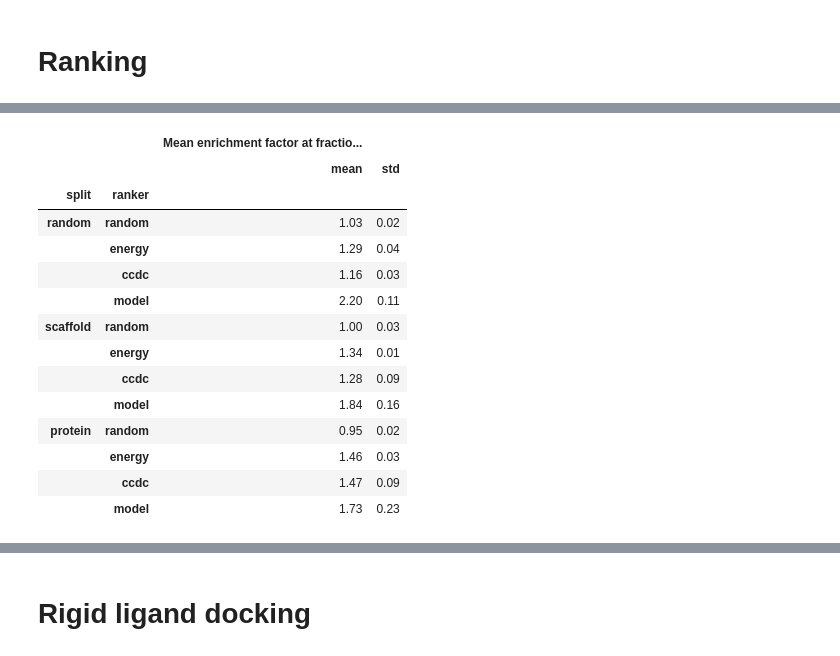
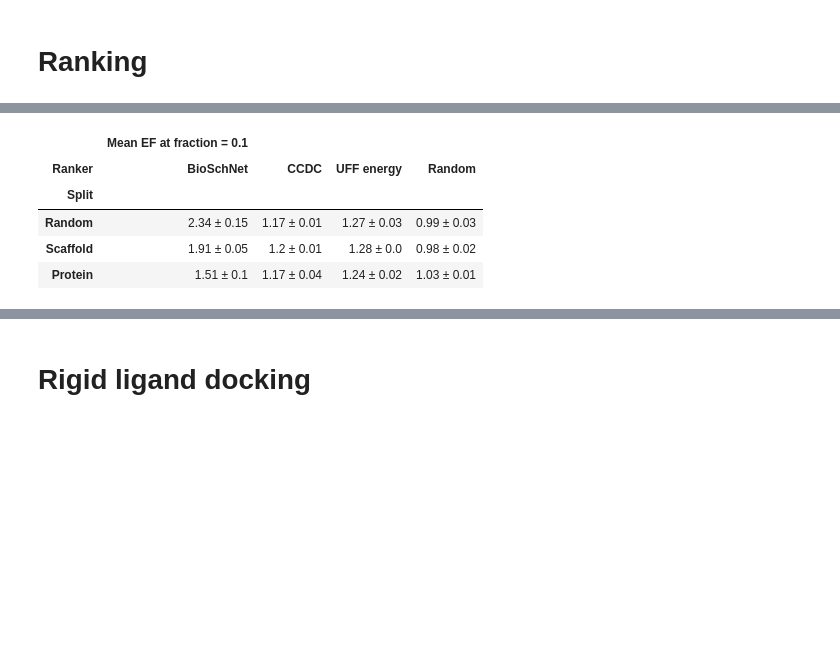
Before and after one commit to bbaillif/bioactive_conformation_predictor, a Jupyter notebook: compare_models.ipynb, the cells around one changed output, grey strips where cells are left out. Cells and saved outputs as stored; diff of their text form; code cells hidden in the pictures; blank space fills up the shorter version.

```diff
--- a/compare_models.ipynb
+++ b/compare_models.ipynb
@@ -210,0 +96,15 @@ f.savefig(f'figures/regression.png', dpi=300)
+# %%
+def custom_agg(series) :
+    result = ''
+
+    mean = series.mean()
+    if not np.isnan(mean) :
+        result = result + str(mean.round(2))
+
+    std = series.std().round(2)
+    if not np.isnan(std) :
+        result = result + ' ± ' + str(std.round(2))
+
+    if result == '' :
+        result = 'NA'
+    return result
@@ -340,0 +200,7 @@ ranking_df.head()
+# %%
+def custom_ranker_order(series) :
+    d = {'BioSchNet' : 0,
+         'CCDC' : 1,
+         'UFF energy' : 2,
+         'Random' : 3}
+    return [d[s] for s in series]
@@ -341,28 +213,24 @@ ranking_df.head()
 # %%
-def ef_01_results(dataset) :
-    ylabel = 'Mean enrichment factor at fraction 0.1'
-    new_data = ranking_df[(ranking_df['dataset'] == dataset)
-                             & (ranking_df['task'] == 'all')]
-    new_data = new_data.rename({'ef_0.1' : ylabel}, axis=1)
+ylabel = 'Mean EF at fraction = 0.1'
+new_data = ranking_df[(ranking_df['task'] == 'all')]
+new_data = new_data.rename({'ef_0.1' : ylabel}, axis=1)
+new_data['Ranker'] = new_data['ranker'].replace({'model' : 'BioSchNet',
+                                                 'energy' : 'UFF energy',
+                                                 'random' : 'Random',
+                                                 'ccdc' : 'CCDC'})
+new_data = new_data.sort_values(by='Ranker', key=lambda s: custom_ranker_order(s), kind='stable')
 
-    grouped_data = new_data.groupby(['split', 'ranker'], sort=False).agg({ylabel : ['mean', 'std']})
-    return grouped_data
+new_data['Split'] = new_data['split'].replace({name : name.capitalize() for name in new_data['split'].unique()})
+#new_data = new_data.sort_values(by='Split', key=lambda s: custom_split_order(s))
+
+grouped_data = new_data.groupby(['Split', 'Ranker'], sort=False).agg({ylabel : custom_agg})
+grouped_data = grouped_data.unstack(1)
 # %%
-grouped_data = ef_01_results('pdbbind')
-grouped_data.round(2)
+grouped_data
 # %% [output]
-|  |  | Mean enrichment factor at fractio... |  |
-|  |  | mean | std |
-| split | ranker |  |  |
-| random | random | 1.03 | 0.02 |
-|  | energy | 1.29 | 0.04 |
-|  | ccdc | 1.16 | 0.03 |
-|  | model | 2.20 | 0.11 |
-| scaffold | random | 1.00 | 0.03 |
-|  | energy | 1.34 | 0.01 |
-|  | ccdc | 1.28 | 0.09 |
-|  | model | 1.84 | 0.16 |
-| protein | random | 0.95 | 0.02 |
-|  | energy | 1.46 | 0.03 |
-|  | ccdc | 1.47 | 0.09 |
-|  | model | 1.73 | 0.23 |
+|  | Mean EF at fraction = 0.1 |  |  |  |
+| Ranker | BioSchNet | CCDC | UFF energy | Random |
+| Split |  |  |  |  |
+| Random | 2.34 ± 0.15 | 1.17 ± 0.01 | 1.27 ± 0.03 | 0.99 ± 0.03 |
+| Scaffold | 1.91 ± 0.05 | 1.2 ± 0.01 | 1.28 ± 0.0 | 0.98 ± 0.02 |
+| Protein | 1.51 ± 0.1 | 1.17 ± 0.04 | 1.24 ± 0.02 | 1.03 ± 0.01 |
```
Also changed, not shown: parts of 49 cells of this notebook, 10 other files.
